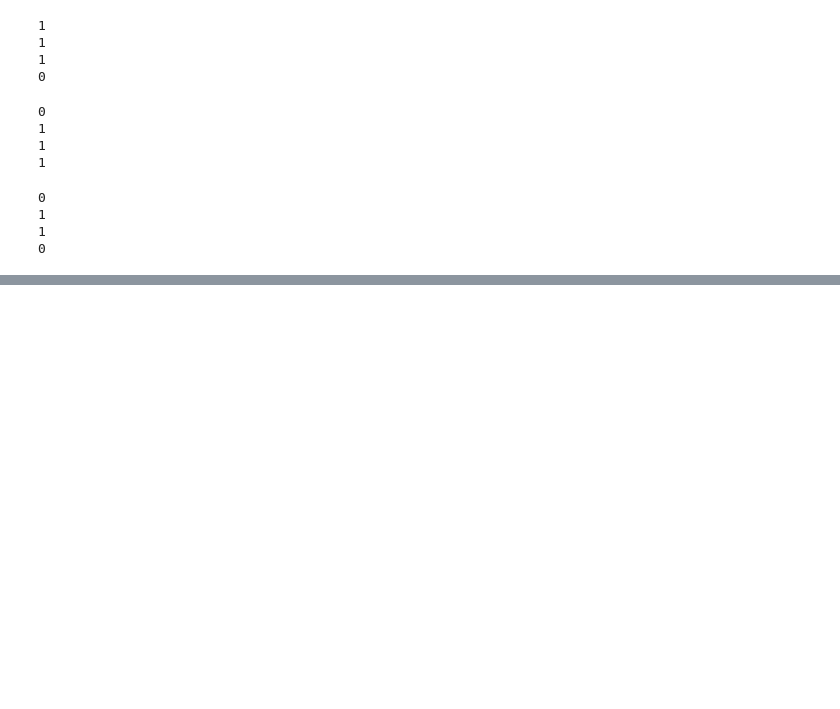
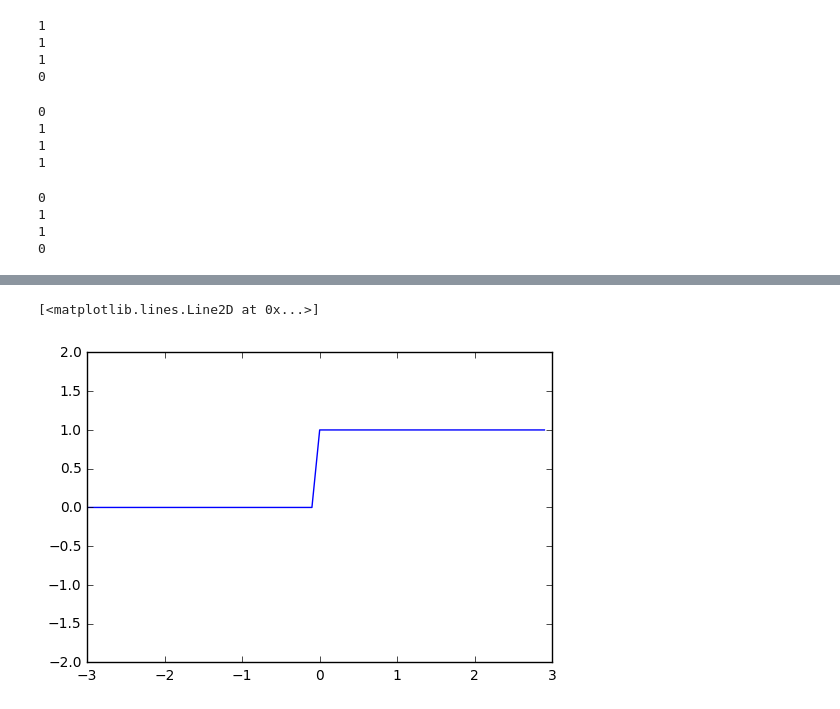
Before and after one commit to beonwho/Deeplearning, a Jupyter notebook: Untitled.ipynb, the cells around one changed output, grey strips where cells are left out. Cells and saved outputs as stored; diff of their text form; code cells hidden in the pictures; blank space fills up the shorter version.

```diff
--- a/Untitled.ipynb
+++ b/Untitled.ipynb
@@ -106,0 +129,8 @@ print XOR(1,1)
+# %%
+x=np.arange(-3.0 , 3.0 ,0.1)
+y=step(x)
+plt.ylim(-2,2)
+plt.plot(x,y)
+# %% [output]
+[<matplotlib.lines.Line2D at 0x...>]
+[figure, added]
```
Also changed, not shown: parts of 19 cells of this notebook, 1 other file.
